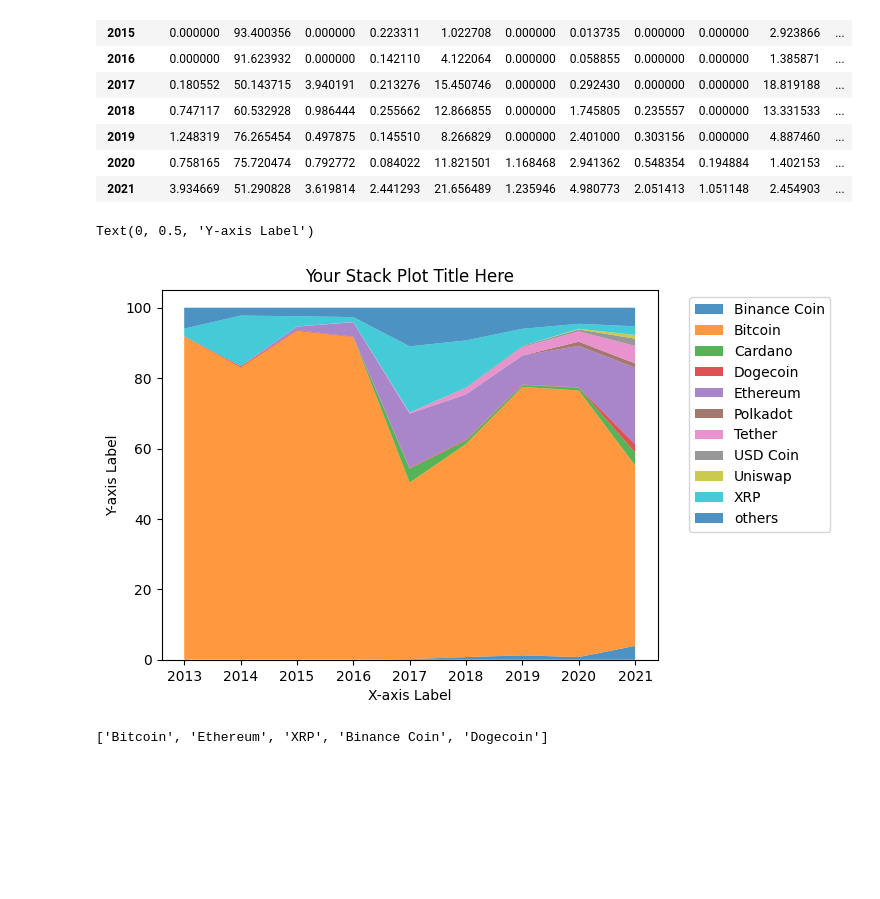
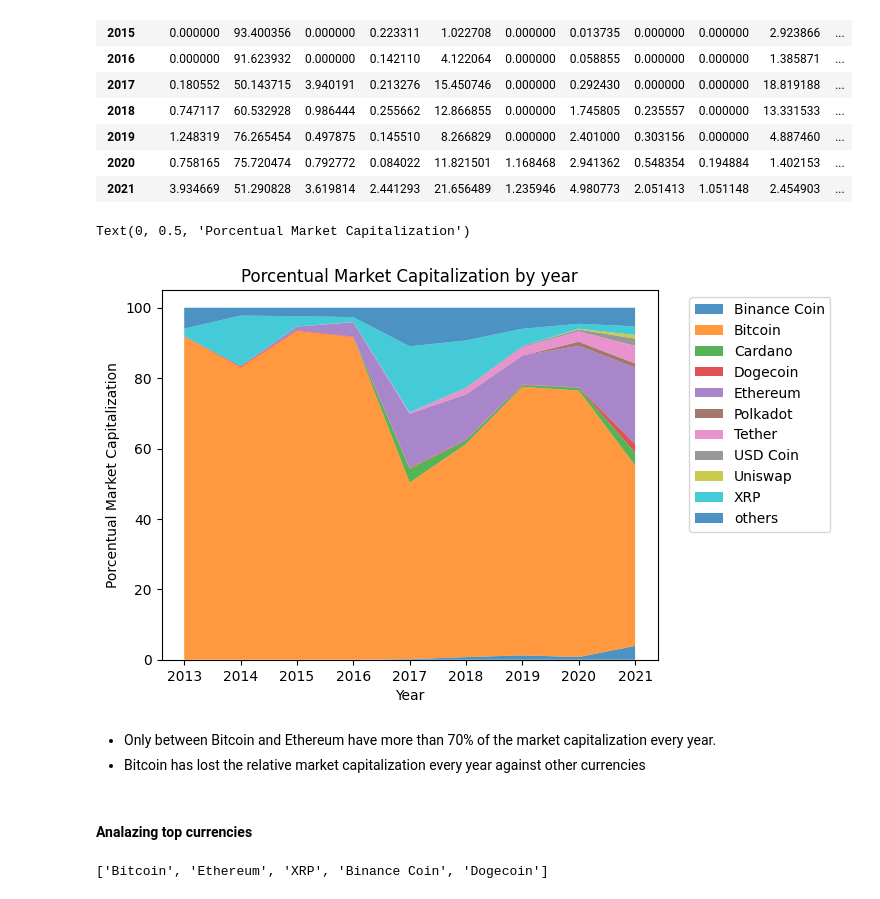
Before and after one commit to alejomaar/Network-Science-for-Data-Analytics, a Jupyter notebook: homework_1/cryptocurrencies.ipynb, the cells around one changed output. Cells and saved outputs as stored; diff of their text form; code cells hidden in the pictures; blank space fills up the shorter version.

```diff
--- a/homework_1/cryptocurrencies.ipynb
+++ b/homework_1/cryptocurrencies.ipynb
@@ -62,6 +62,8 @@ crypto_creation_df.head()
 # %%
 filenames = [files for root, dirs, files in os.walk("data/")][0]
 df = pd.concat([pd.read_csv(f"data/{file}") for file in filenames])
+df['Date'] = pd.to_datetime(df['Date'])
+df['Year'] = df['Date'].dt.year
 # %% [markdown]
 ### Data integrity
 
@@ -142,8 +172,8 @@ df['marketcap_billion'] = df['Marketcap'] / 1_000_000_000
 
 Because the cryptocurrencies prices are time series, and their are very know for their volatilities. It's likely that they show heteroscedasticity, we will to measure it using a month and a year window.
 # %%
-df['std_rolling_month'] = df['High'].rolling(window=30).std()
-df['std_rolling_year'] = df['High'].rolling(window=365).std()
+df['std_rolling_month'] = df['High'].rolling(window=30,center=True).std()
+df['std_rolling_year'] = df['High'].rolling(window=365,center=True).std()
 # %% [markdown]
 ## EDA
 
@@ -302,14 +328,19 @@ pivoted_df
 # %%
 plt.stackplot(pivoted_df.index, pivoted_df.T, labels=pivoted_df.columns, alpha=0.8)
 plt.legend(loc='upper left', bbox_to_anchor=(1.05, 1))  # Adjust the location as needed
 #plt.subplots_adjust(right=0.7)  # You can adjust this value as needed to fit your legend
 
-plt.title('Your Stack Plot Title Here')  # Optional: Adds a title to the plot
-plt.xlabel('X-axis Label')  # Optional: Adds a label to the x-axis
-plt.ylabel('Y-axis Label')  # Optional: Adds a label to the y-axis
+plt.title('Porcentual Market Capitalization by year')  # Optional: Adds a title to the plot
+plt.xlabel('Year')  # Optional: Adds a label to the x-axis
+plt.ylabel('Porcentual Market Capitalization')  # Optional: Adds a label to the y-axis
 # %% [output]
-Text(0, 0.5, 'Y-axis Label')
+Text(0, 0.5, 'Porcentual Market Capitalization')
-[figure, old version]
+[figure, new version]
+# %% [markdown]
+* Only between Bitcoin and Ethereum have more than 70% of the market capitalization every year.
+* Bitcoin has lost the relative market capitalization every year against other currencies
+# %% [markdown]
+#### Analazing top currencies
 # %%
 top_5_cryptos_names = df.groupby("Name").max().reset_index().sort_values("marketcap_billion", ascending=False)[:5]["Name"].to_list()
 top_5_cryptos_names
```
Also changed, not shown: parts of 14 cells of this notebook.
